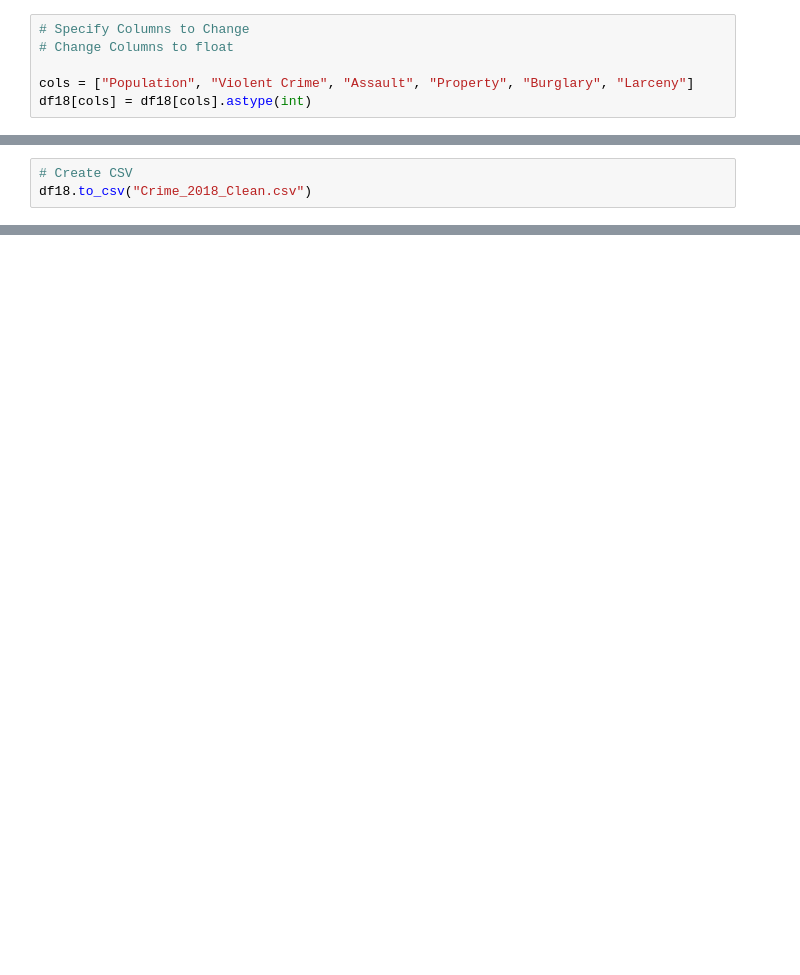
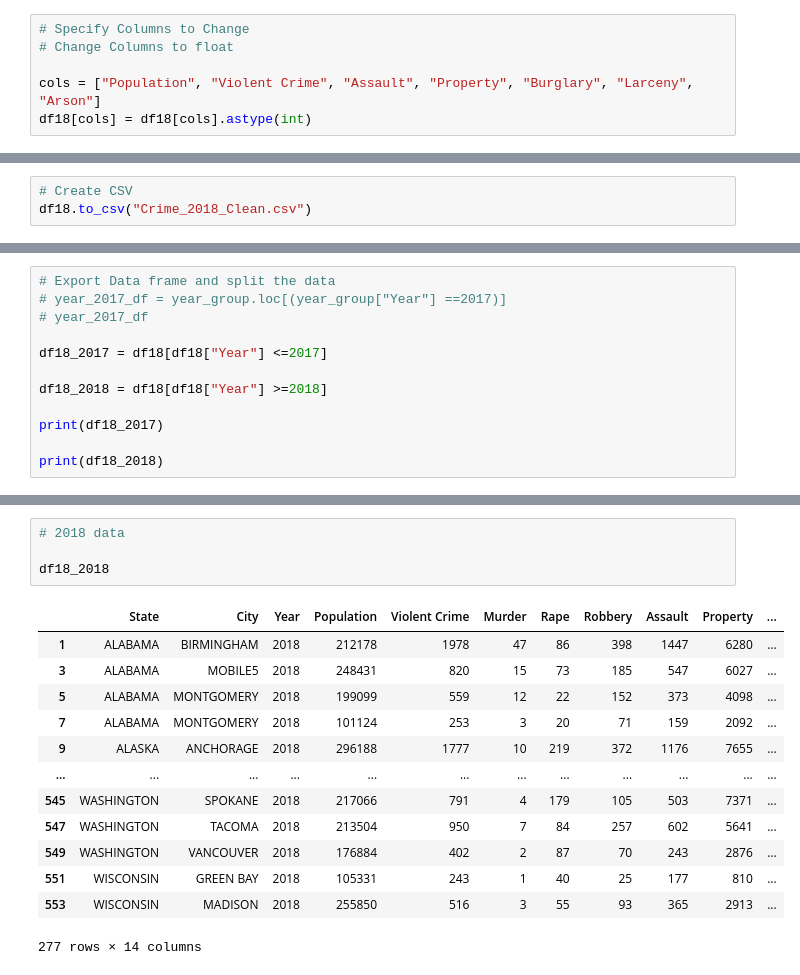
Before and after one commit to livillaranda/Project_1, a Jupyter notebook: JF/Starter_2018_jf.ipynb, the cells around one changed output, grey strips where cells are left out. Saved outputs shown, nothing was run; the diff lists cells and outputs as text; blank space fills up the shorter version.

```diff
--- a/JF/Starter_2018_jf.ipynb
+++ b/JF/Starter_2018_jf.ipynb
@@ -48,5 +44,5 @@ df18 = df18.replace(',','', regex=True)
 # Specify Columns to Change
 # Change Columns to float
 
-cols = ["Population", "Violent Crime", "Assault", "Property", "Burglary", "Larceny"]
+cols = ["Population", "Violent Crime", "Assault", "Property", "Burglary", "Larceny", "Arson"]
 df18[cols] = df18[cols].astype(int)
@@ -59,0 +79,12 @@ df18.to_csv("Crime_2018_Clean.csv")
+# %%
+# Export Data frame and split the data
+# year_2017_df = year_group.loc[(year_group["Year"] ==2017)]
+# year_2017_df
+
+df18_2017 = df18[df18["Year"] <=2017]
+
+df18_2018 = df18[df18["Year"] >=2018]
+
+print(df18_2017)
+
+print(df18_2018)
@@ -59,0 +109,18 @@ df18.to_csv("Crime_2018_Clean.csv")
+# %%
+# 2018 data
+
+df18_2018
+# %% [output]
+|  | State | City | Year | Population | Violent Crime | Murder | Rape | Robbery | Assault | Property | ... |
+| 1 | ALABAMA | BIRMINGHAM | 2018 | 212178 | 1978 | 47 | 86 | 398 | 1447 | 6280 | ... |
+| 3 | ALABAMA | MOBILE5 | 2018 | 248431 | 820 | 15 | 73 | 185 | 547 | 6027 | ... |
+| 5 | ALABAMA | MONTGOMERY | 2018 | 199099 | 559 | 12 | 22 | 152 | 373 | 4098 | ... |
+| 7 | ALABAMA | MONTGOMERY | 2018 | 101124 | 253 | 3 | 20 | 71 | 159 | 2092 | ... |
+| 9 | ALASKA | ANCHORAGE | 2018 | 296188 | 1777 | 10 | 219 | 372 | 1176 | 7655 | ... |
+| ... | ... | ... | ... | ... | ... | ... | ... | ... | ... | ... | ... |
+| 545 | WASHINGTON | SPOKANE | 2018 | 217066 | 791 | 4 | 179 | 105 | 503 | 7371 | ... |
+| 547 | WASHINGTON | TACOMA | 2018 | 213504 | 950 | 7 | 84 | 257 | 602 | 5641 | ... |
+| 549 | WASHINGTON | VANCOUVER | 2018 | 176884 | 402 | 2 | 87 | 70 | 243 | 2876 | ... |
+| 551 | WISCONSIN | GREEN BAY | 2018 | 105331 | 243 | 1 | 40 | 25 | 177 | 810 | ... |
+| 553 | WISCONSIN | MADISON | 2018 | 255850 | 516 | 3 | 55 | 93 | 365 | 2913 | ... |
+277 rows × 14 columns
```
Also changed, not shown: parts of 9 cells of this notebook.
